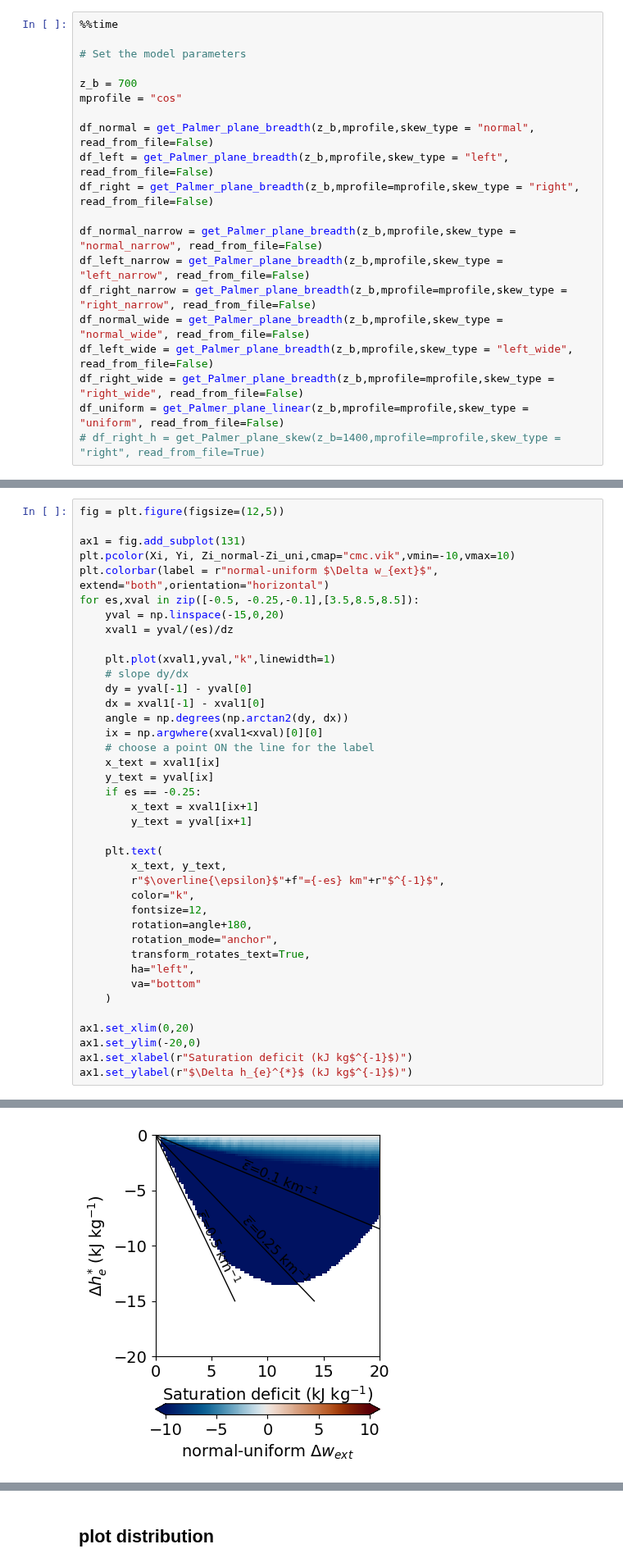
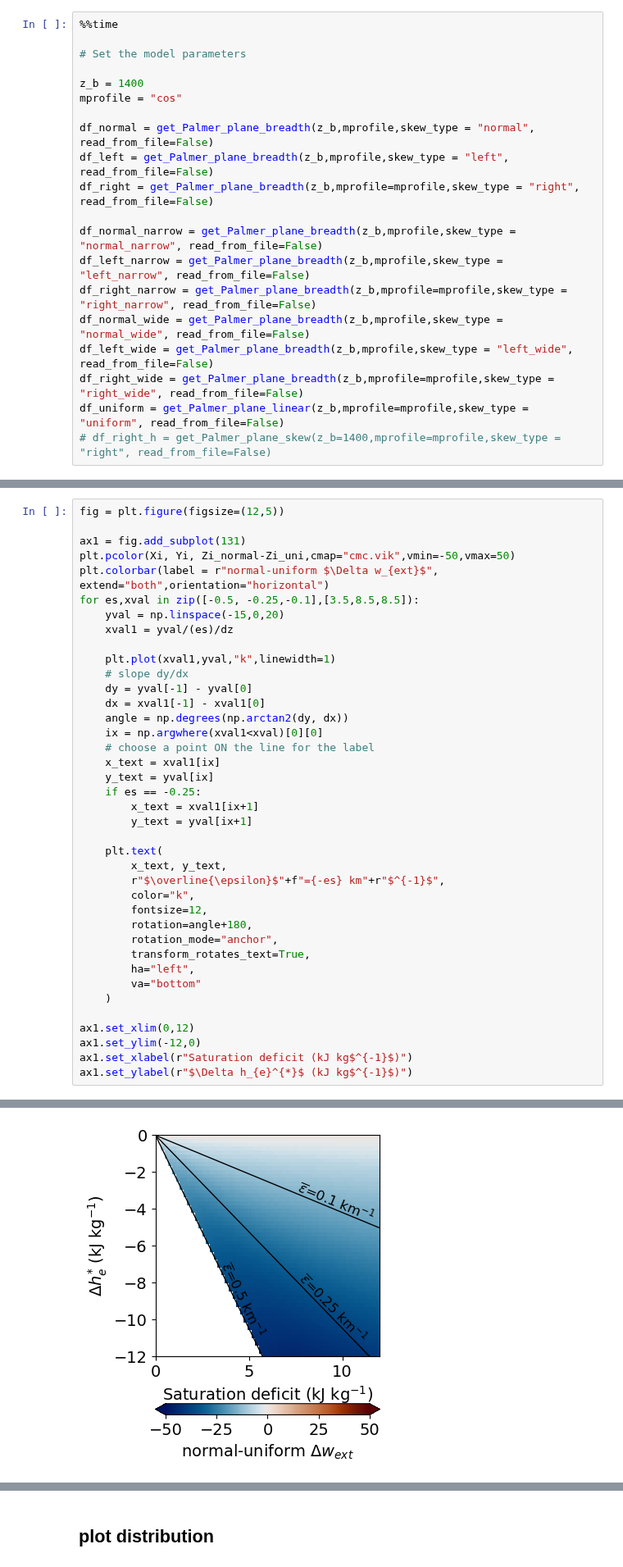
Before and after one commit to dongqi-DQ/plume_models, a Jupyter notebook: distribution_plotting.ipynb, the cells around one changed output, grey strips where cells are left out. Shown at 82% size. Saved outputs shown, nothing was run; the diff lists cells and outputs as text.

```diff
--- a/distribution_plotting.ipynb
+++ b/distribution_plotting.ipynb
@@ -241,7 +241,7 @@ def get_Palmer_plane_breadth(z_b=1400,mprofile="cos",skew_type = "left", read_fr
 
 # Set the model parameters
 
-z_b = 700
+z_b = 1400
 mprofile = "cos"
 
 df_normal = get_Palmer_plane_breadth(z_b,mprofile,skew_type = "normal", read_from_file=False)
@@ -255,5 +255,5 @@ df_normal_wide = get_Palmer_plane_breadth(z_b,mprofile,skew_type = "normal_wide"
 df_left_wide = get_Palmer_plane_breadth(z_b,mprofile,skew_type = "left_wide", read_from_file=False)
 df_right_wide = get_Palmer_plane_breadth(z_b,mprofile=mprofile,skew_type = "right_wide", read_from_file=False)
 df_uniform = get_Palmer_plane_linear(z_b,mprofile=mprofile,skew_type = "uniform", read_from_file=False)
-# df_right_h = get_Palmer_plane_skew(z_b=1400,mprofile=mprofile,skew_type = "right", read_from_file=True)
+# df_right_h = get_Palmer_plane_skew(z_b=1400,mprofile=mprofile,skew_type = "right", read_from_file=False)
 # %% [output]
@@ -1059,7 +1059,7 @@ Text(0, 0.5, '$\\Delta h_{e}^{*}$ (kJ kg$^{-1}$)')
 fig = plt.figure(figsize=(12,5))
 
 ax1 = fig.add_subplot(131)
-plt.pcolor(Xi, Yi, Zi_normal-Zi_uni,cmap="cmc.vik",vmin=-10,vmax=10)
+plt.pcolor(Xi, Yi, Zi_normal-Zi_uni,cmap="cmc.vik",vmin=-50,vmax=50)
 plt.colorbar(label = r"normal-uniform $\Delta w_{ext}$", extend="both",orientation="horizontal")
 for es,xval in zip([-0.5, -0.25,-0.1],[3.5,8.5,8.5]):
     yval = np.linspace(-15,0,20)
@@ -1067,36 +1067,36 @@ for es,xval in zip([-0.5, -0.25,-0.1],[3.5,8.5,8.5]):
 
     plt.plot(xval1,yval,"k",linewidth=1)
     # slope dy/dx
     dy = yval[-1] - yval[0]
     dx = xval1[-1] - xval1[0]
     angle = np.degrees(np.arctan2(dy, dx))
     ix = np.argwhere(xval1<xval)[0][0]
     # choose a point ON the line for the label
     x_text = xval1[ix]
     y_text = yval[ix]
     if es == -0.25:
         x_text = xval1[ix+1]
         y_text = yval[ix+1]
 
     plt.text(
         x_text, y_text,
         r"$\overline{\epsilon}$"+f"={-es} km"+r"$^{-1}$",
         color="k",
         fontsize=12,
         rotation=angle+180,
         rotation_mode="anchor",
         transform_rotates_text=True,
         ha="left",
         va="bottom"
     )
 
-ax1.set_xlim(0,20)
-ax1.set_ylim(-20,0)
+ax1.set_xlim(0,12)
+ax1.set_ylim(-12,0)
 ax1.set_xlabel(r"Saturation deficit (kJ kg$^{-1}$)")
 ax1.set_ylabel(r"$\Delta h_{e}^{*}$ (kJ kg$^{-1}$)")
 # %% [output]
 Text(0, 0.5, '$\\Delta h_{e}^{*}$ (kJ kg$^{-1}$)')
-[figure, old version]
+[figure, new version]
 # %%
 fig = plt.figure(figsize=(12,5))
 
```
Also changed, not shown: parts of 10 cells of this notebook, 6 other files.
